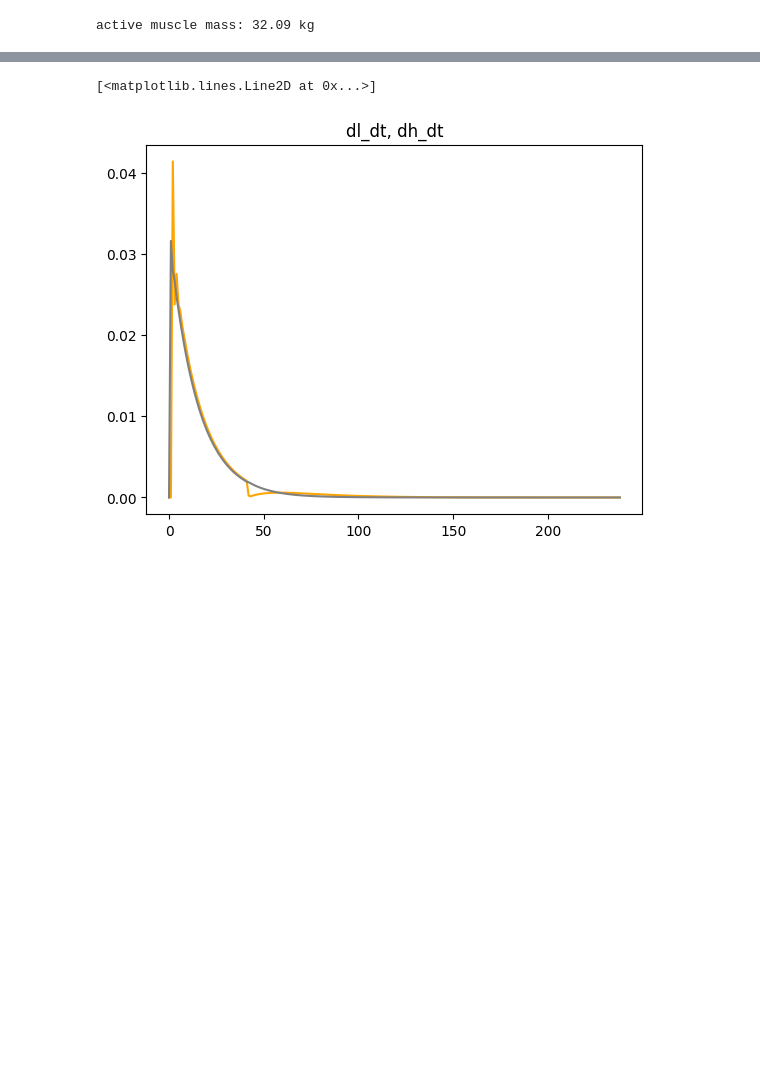
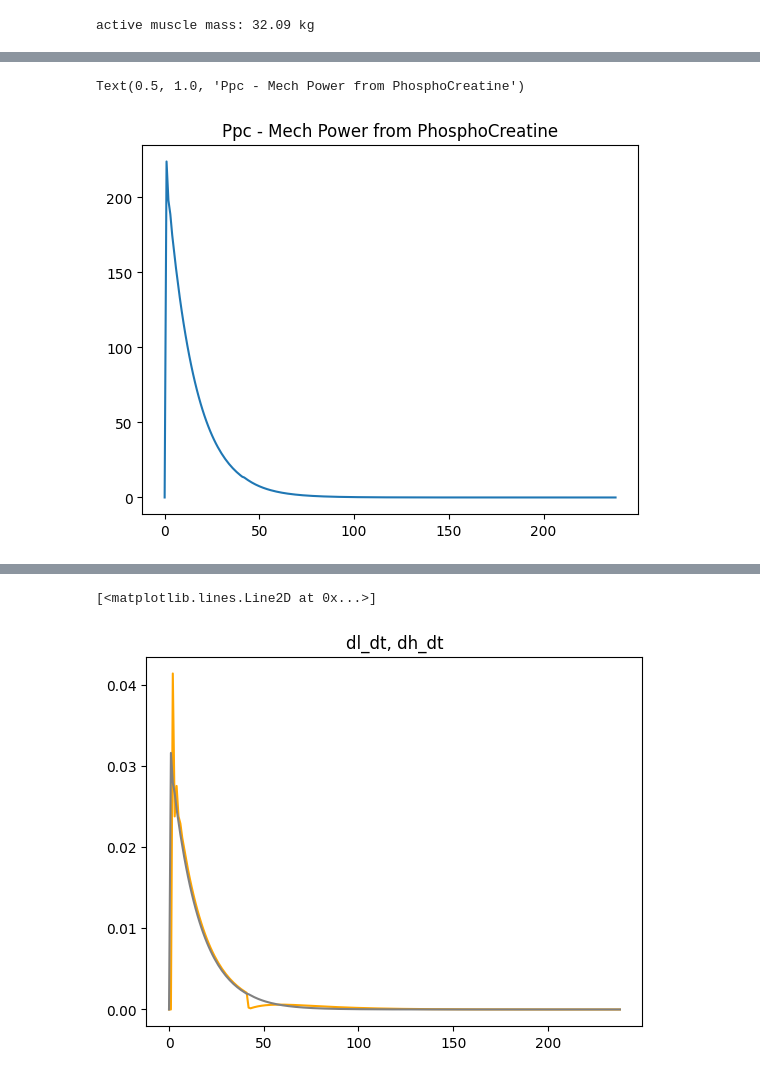
Before and after one commit to Emberflurry/Boillet_DT_Sim_v1, a Jupyter notebook: boilletmain_setup2_sanitized.ipynb, the cells around one changed output, grey strips where cells are left out. Drawn from its saved outputs; the diff is of its cells as text; code cells hidden in the pictures; blank space fills up the shorter version.

```diff
--- a/boilletmain_setup2_sanitized.ipynb
+++ b/boilletmain_setup2_sanitized.ipynb
@@ -469,0 +502,7 @@ active muscle mass: 32.09 kg
+# %%
+plt.figure()
+plt.plot(df1['Ppc'])
+plt.title('Ppc - Mech Power from PhosphoCreatine')
+# %% [output]
+Text(0.5, 1.0, 'Ppc - Mech Power from PhosphoCreatine')
+[figure, added]
```
Also changed, not shown: parts of 4 cells of this notebook.
